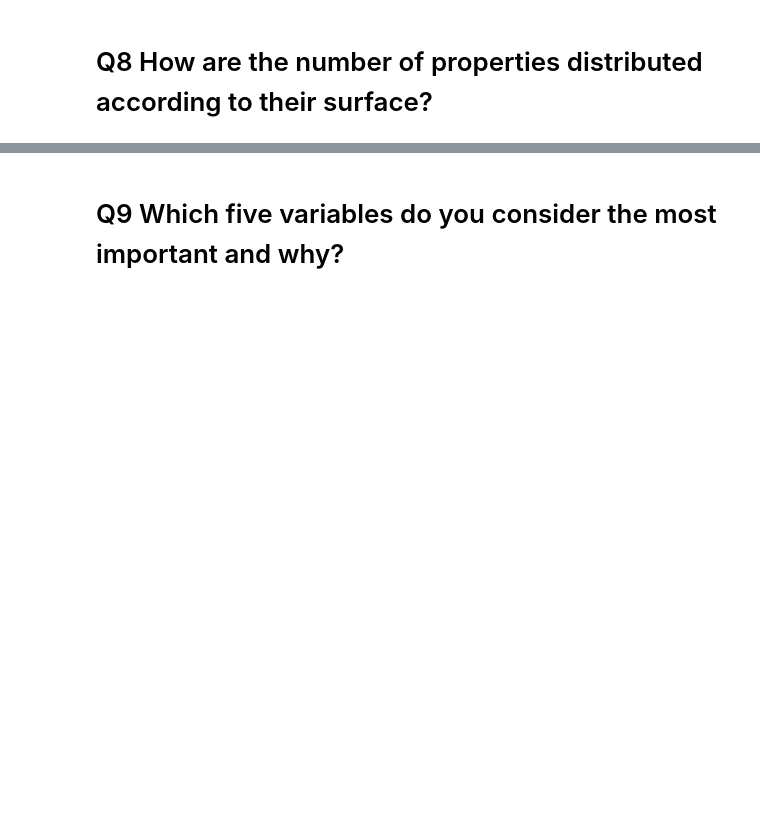
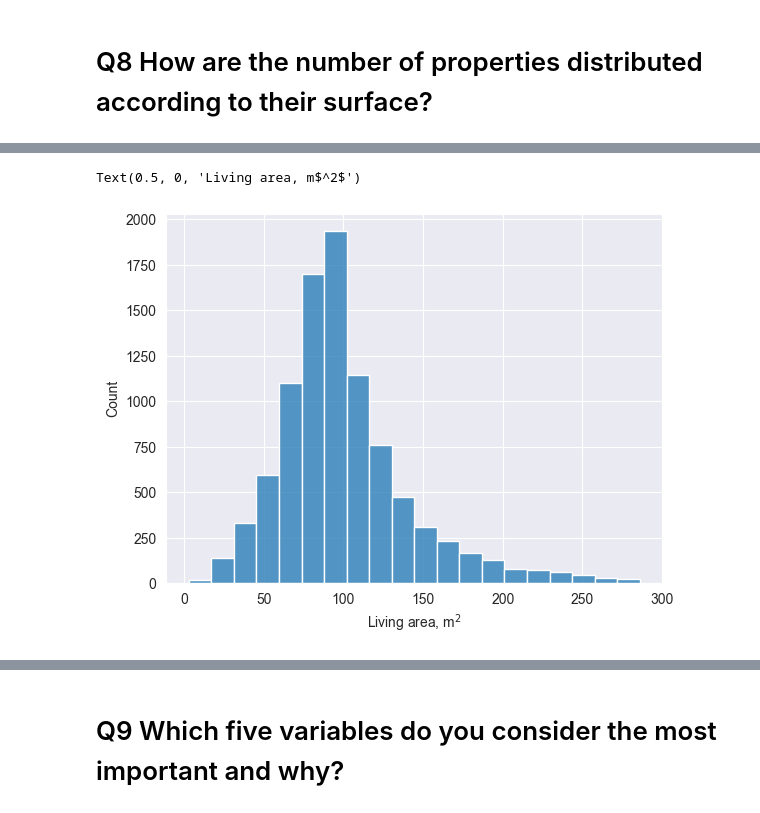
Before and after one commit to NathNacht/immo-eliza-scraping-immozila-Cleaning-EDA, a Jupyter notebook: analyses/immozila_analyse.ipynb, the cells around one changed output, grey strips where cells are left out. Drawn from its saved outputs; the diff is of its cells as text; code cells hidden in the pictures; blank space fills up the shorter version.

```diff
--- a/analyses/immozila_analyse.ipynb
+++ b/analyses/immozila_analyse.ipynb
@@ -151,0 +169,7 @@ sf.regplot(fdf, "garden_area", "surface_of_good")
+# %%
+sns.set_style("darkgrid")
+sns.histplot(app, x="living_area", bins=20)
+plt.xlabel("Living area, m$^2$")
+# %% [output]
+Text(0.5, 0, 'Living area, m$^2$')
+[figure, added]
```
Also changed, not shown: parts of 5 cells of this notebook.
